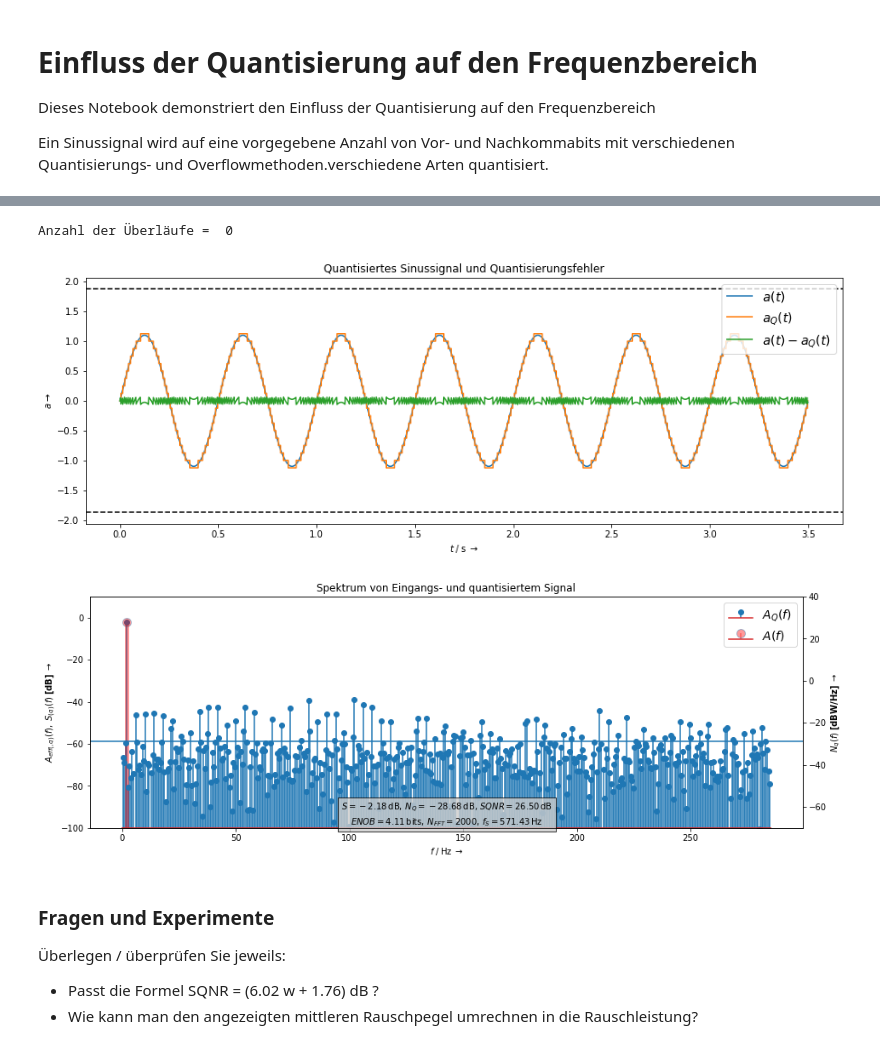
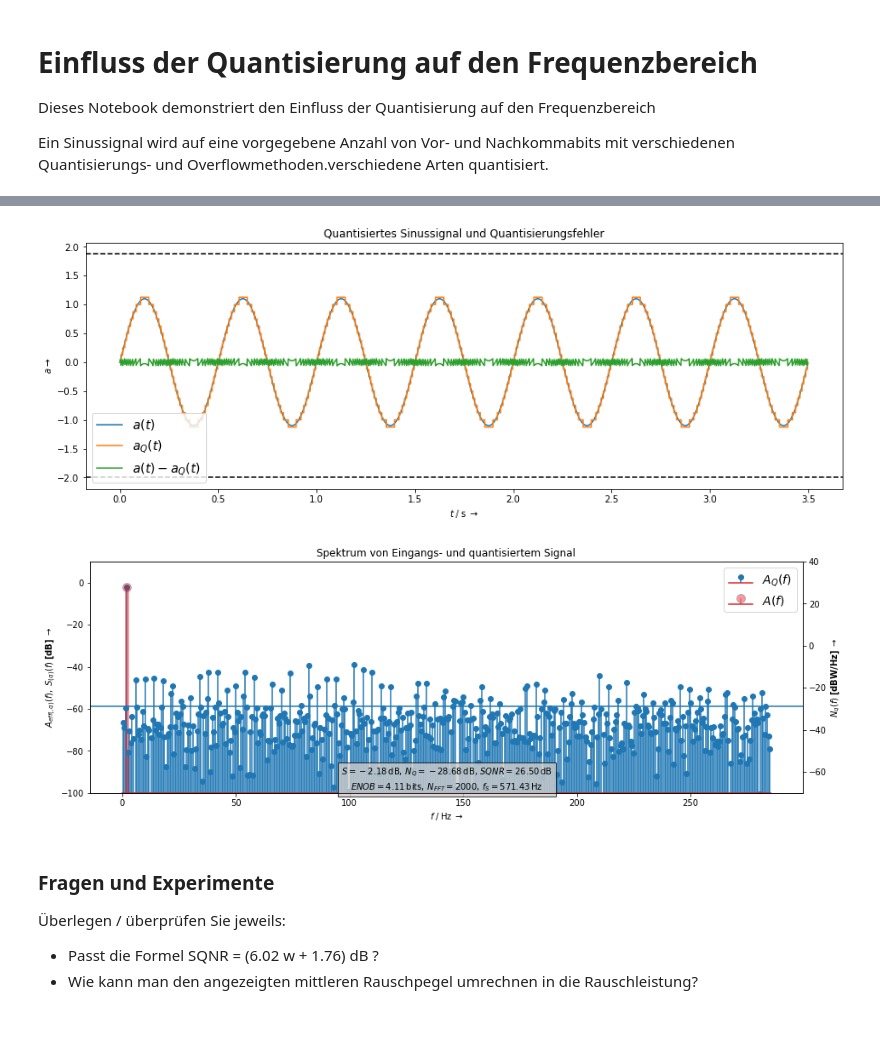
Before and after one commit to chipmuenk/dsp, a Jupyter notebook: notebooks/08_NOI/NOI-Intro.ipynb, the cells around one changed output, grey strips where cells are left out. Saved outputs shown, nothing was run; the diff lists cells and outputs as text; code cells hidden in the pictures.

```diff
--- a/notebooks/08_NOI/NOI-Intro.ipynb
+++ b/notebooks/08_NOI/NOI-Intro.ipynb
@@ -40,47 +41,46 @@ ax1.step(t, aq, where = 'post', label = r'$a_Q(t)$')
 ax1.plot(t, a-aq, label = r'$a(t) - a_Q(t)$')
 ax1.legend(fontsize = 14)
 ax1.set_xlabel(r'$t \; \mathrm{/ \; s} \; \rightarrow$'); ax1.set_ylabel(r'$a \rightarrow$')
-A_max = 2**q_obj['WI'] - 2**-q_obj['WF']
+A_max = 2**q_obj['WI'] - 2**-q_obj['WF']; A_min = -2**q_obj['WI']
 ax1.axhline(y = A_max, linestyle = '--', color = 'k')
-ax1.axhline(y = -A_max, linestyle = '--', color = 'k')
+ax1.axhline(y = A_min, linestyle = '--', color = 'k')
 #
-Amin = -100 # Unteres Limit in dB für die Darstellung
+A_bottom = -100 # Unteres Limit in dB für die Darstellung
 A =  abs(2 / sqrt(2) * fft(a) / NFFT)[0:NFFT // 2 - 1]  # einseitiges Spektrum,
 AQ = abs(2 / sqrt(2) * fft(aq) / NFFT)[0:NFFT // 2 - 1] #    Effektivwert !
 A[0] = A[0] * sqrt(2)/2; AQ[0] = AQ[0] * sqrt(2)/2  # korrigiere DC-Wert zurück
 f = fftfreq(NFFT, T_S)[0:NFFT//2 - 1]      # Frequenzen f. einseitiges Spektrum
 #
 fig2, ax2 = plt.subplots(**figsize)
 ax2.set_title('Spektrum von Eingangs- und quantisiertem Signal')
-ax2.stem(f, 20 * log10(AQ), bottom = Amin, label = r'$A_Q(f)$', use_line_collection=True)
-ml, sl, bl = ax2.stem(f,  20 * log10(A), bottom = Amin, label = r'$A(f)$', use_line_collection=True)
+ax2.stem(f, 20 * log10(AQ), bottom = A_bottom, label = r'$A_Q(f)$', use_line_collection=True)
+ml, sl, bl = ax2.stem(f,  20 * log10(A), bottom = A_bottom, label = r'$A(f)$', use_line_collection=True)
 plt.setp(ml, 'markerfacecolor', 'r', 'markersize', 10 ,'alpha', 0.4) # Marker
 plt.setp(sl, 'color','r', 'linewidth', 5, 'alpha', 0.4)    # Stemline
 AQ[N_per] = abs(AQ[N_per] - A[N_per]) # Subtrahiere Signal
 S = 10*log10(A[N_per]**2.)       # Signalleistung, gemessen
 N_PSD = 10 * log10(np.average(AQ*AQ))   # mittlere Rauschleistungsdichte
 NQ = N_PSD + 10*log10(NFFT/2)
 ENOB = ((S-NQ) - 1.76)/6.02
 # print(S, NQ, S - NQ)
 ax2.axhline(y = N_PSD) # plotte horiz. Linie mit mittlerer Rauschleist.dichte
 ax2.set_xlabel(r'$f \; \mathrm{/ \; Hz} \; \rightarrow$')
 ax2.set_ylabel(r'$A_{eff(,q)}(f), \;S_{(q)}(f)\; \mathbf{[dB]} \;\rightarrow$')
-ax2.set_ylim(Amin,10)
-ax2.text(1/(4*T_S), Amin,
+ax2.set_ylim(A_bottom,10)
+ax2.text(1/(4*T_S), A_bottom,
          r'$S = %.2f \, \mathrm{dB},\, N_Q = %.2f \, \mathrm{dB}$, '
          r'$SQNR = %.2f \, \mathrm{dB}$'%(S, NQ, S-NQ) + '\n' +
          r'$ENOB = %.2f \, \mathrm{bits},\, N_{FFT} = %d,\, f_S = %.2f\,'
          r'\mathrm{Hz}$'%(ENOB, NFFT, 1./T_S),
         ha='center', va='bottom', bbox=dict(facecolor='0.8', alpha=0.8))
      #
 ax2.legend(fontsize = 14)
 if NOISE_LABEL:
     ax2b = ax2.twinx()
     ax2b.set_ylim(ax2.get_ylim()+ 10*log10(NFFT/2))
     ax2b.set_ylabel(r'$N_q(f)\;  \mathbf{[dBW / Hz]} \; \rightarrow$')
 # %% [output]
-Anzahl der Überläufe =  0
-[figure, old version]
+[figure, new version]
 [figure]
 # %% [markdown]
 ### Fragen und Experimente
```
Also changed, not shown: parts of 1 cell of this notebook, 6 other files.
